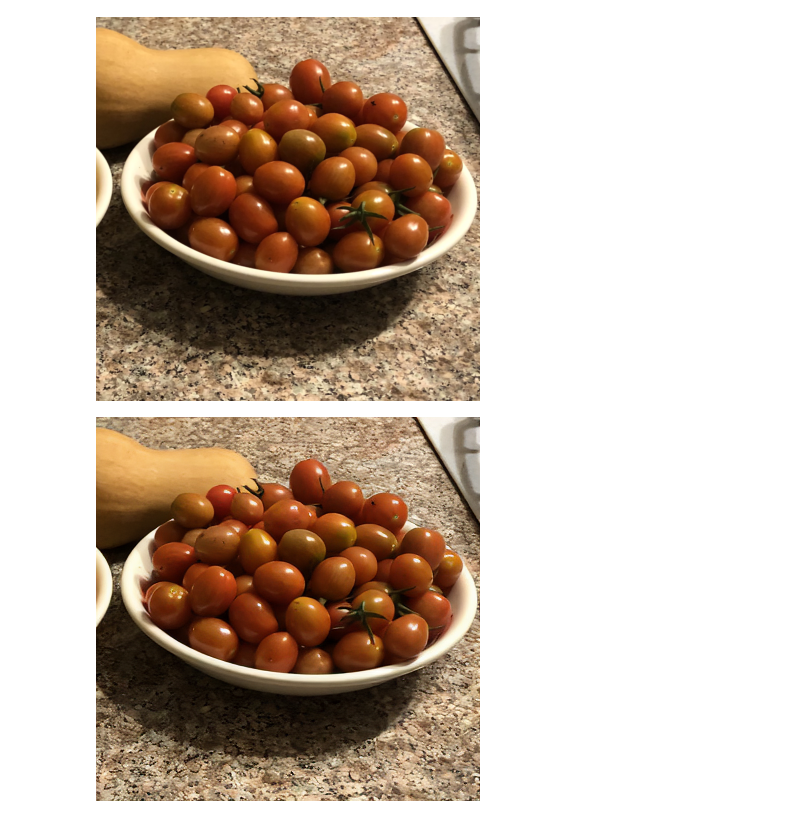
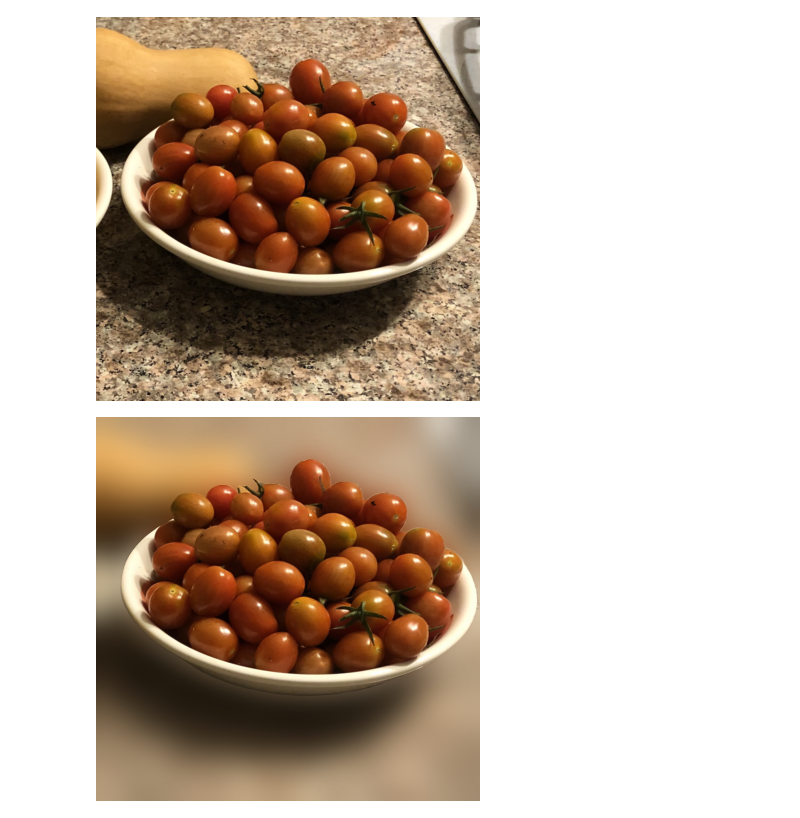
Before and after one commit to taskswithcode/InSPyReNet, a Jupyter notebook: TWCSOD.ipynb, the cells around one changed output. Saved outputs shown, nothing was run; the diff lists cells and outputs as text; code cells hidden in the pictures.

```diff
--- a/TWCSOD.ipynb
+++ b/TWCSOD.ipynb
@@ -228,8 +75,8 @@ display(pil_im)
 # %% [output]
 [figure]
 # %%
-pil_im = Image.open('recons2.png')
+pil_im = Image.open('results/sample2.png')
 display(pil_im)
 # %% [output]
-[figure, old version]
+[figure, new version]
 # %%
```
Also changed, not shown: parts of 24 cells of this notebook.
